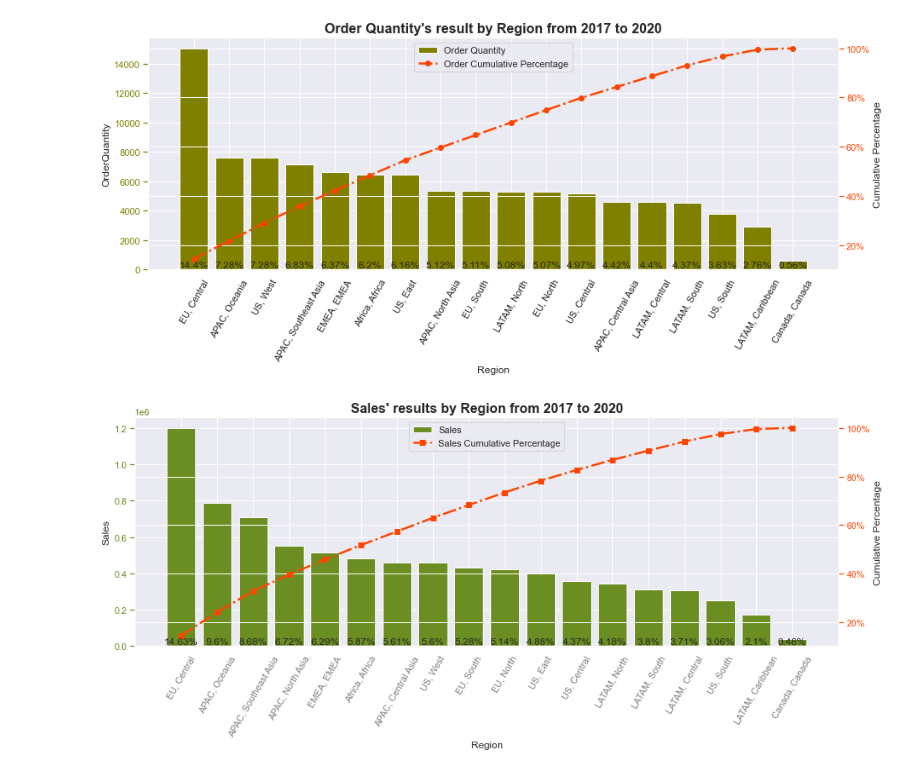
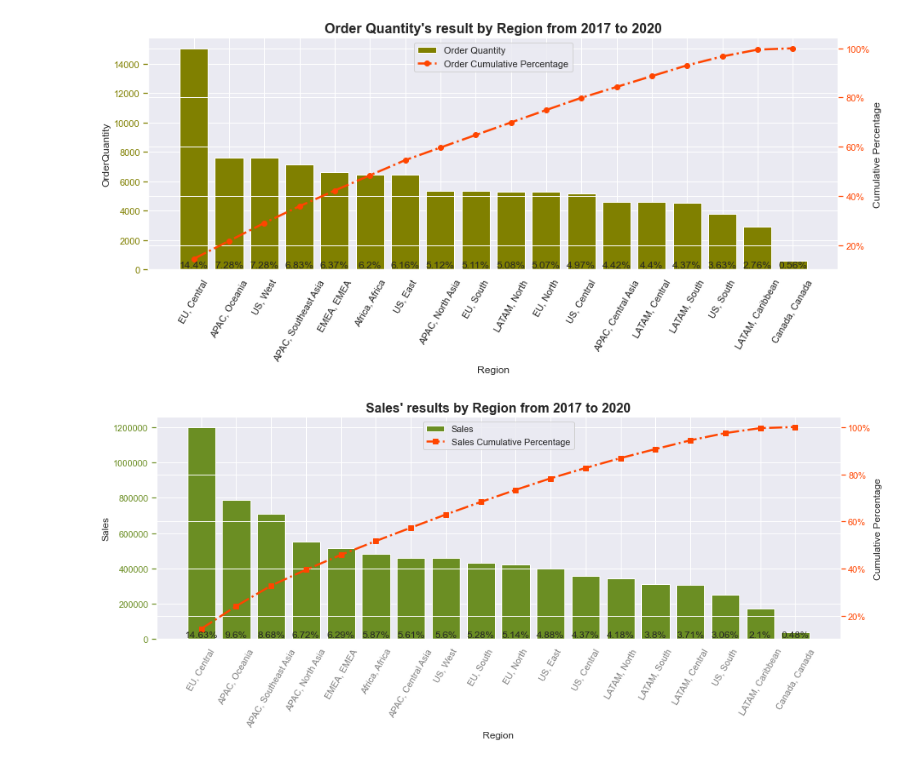
Before and after one commit to KennyHuynh1909/Python-mini-project--Furniture_Sales_and_customer, a Jupyter notebook: mini project.ipynb, the cells around one changed output. Saved outputs shown, nothing was run; the diff lists cells and outputs as text; code cells hidden in the pictures.

```diff
--- a/mini project.ipynb
+++ b/mini project.ipynb
@@ -502,6 +504,7 @@ plt.show()
 #create figure objects and axis
 fig = plt.figure(figsize=(15,5))
 ax = fig.add_subplot(111)
+ax.ticklabel_format(style='plain')
 ax2 = ax.twinx()
 
 #sort DataFrame by count descending
@@ -515,34 +518,34 @@ market['percSales'] = round(market['Sales']/market['Sales'].sum()*100,2)
 bar=ax.bar(market.index, market['Sales'], color='#6B8E23', label = 'Sales')
 ax.tick_params(axis='x',colors='grey',rotation = 60)
 #get the content of the bar
 for i, p in enumerate(bar):
     x,y = p.get_xy()
     width = p.get_width()
     height = p.get_height()
     plt.text(x=x+width/2,y=11,s=str(market['percSales'][market.index[i]])+'%', ha='center')
 
 #add cumulative percentage line to plot
 ax2.plot(market.index, market['cumpercSales'], color='#FF4500', linewidth=2.5, marker="s", ls='-.',label = 'Sales Cumulative Percentage')
 ax2.yaxis.set_major_formatter(PercentFormatter())
 
 #specify axis colors
 ax.tick_params(axis='y', colors='#6B8E23')
 ax2.tick_params(axis='y', colors='#FF4500')
 
 #get the labels of the axis in the legend
 ax_bar, label = ax.get_legend_handles_labels()
 ax2_line, label2 = ax2.get_legend_handles_labels()
 ax2.legend(ax_bar + ax2_line, label + label2, loc= 'upper center')
 
 #specify the axis content
 ax.set_ylabel('Sales')
 ax2.set_ylabel('Cumulative Percentage')
 ax.set_xlabel('Region')
 plt.title('Sales\' results by Region from 2017 to 2020',size=16, weight='bold')
 
 plt.show()
 # %% [output]
-[figure, old version]
+[figure, new version]
 # %%
 #create DataFrame between Sales with Market/Region
 country = data_mix.pivot_table('Sales','MarReg', aggfunc=sum).sort_values('Sales', ascending=False)
```
Also changed, not shown: parts of 21 cells of this notebook.
